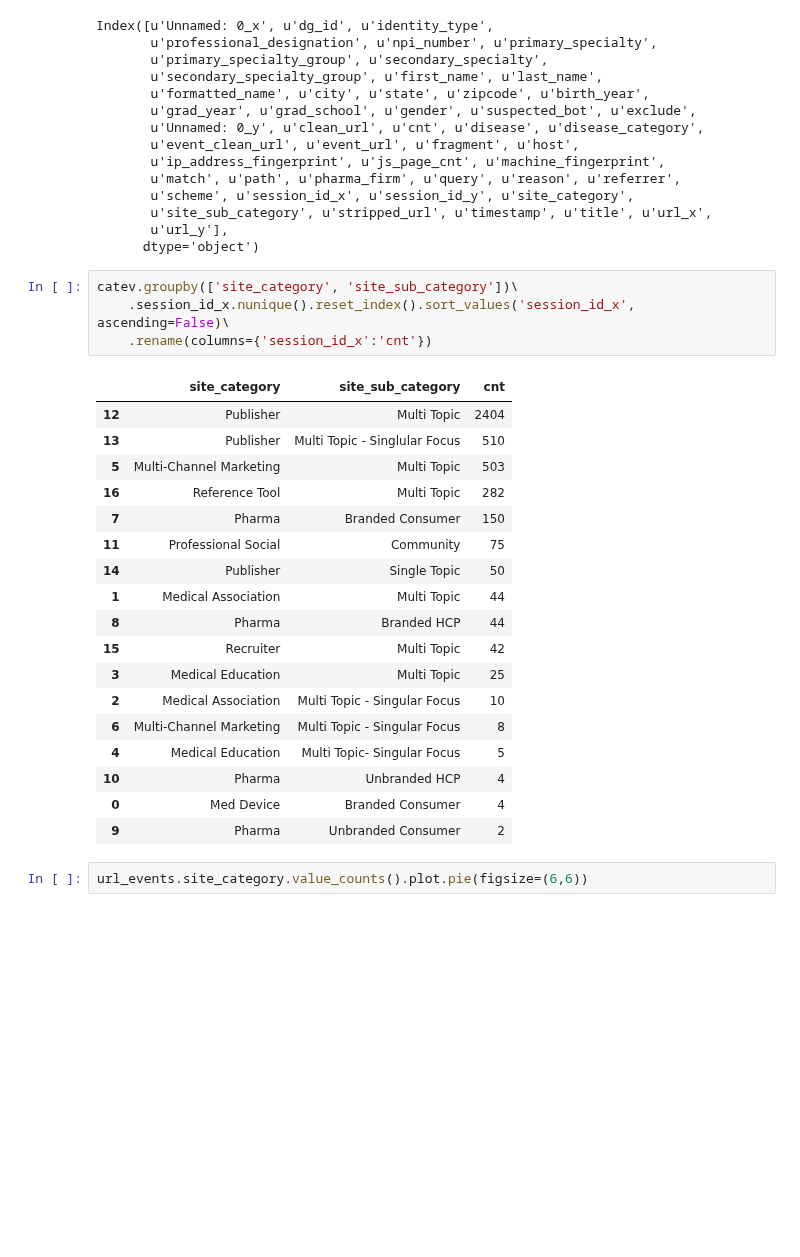
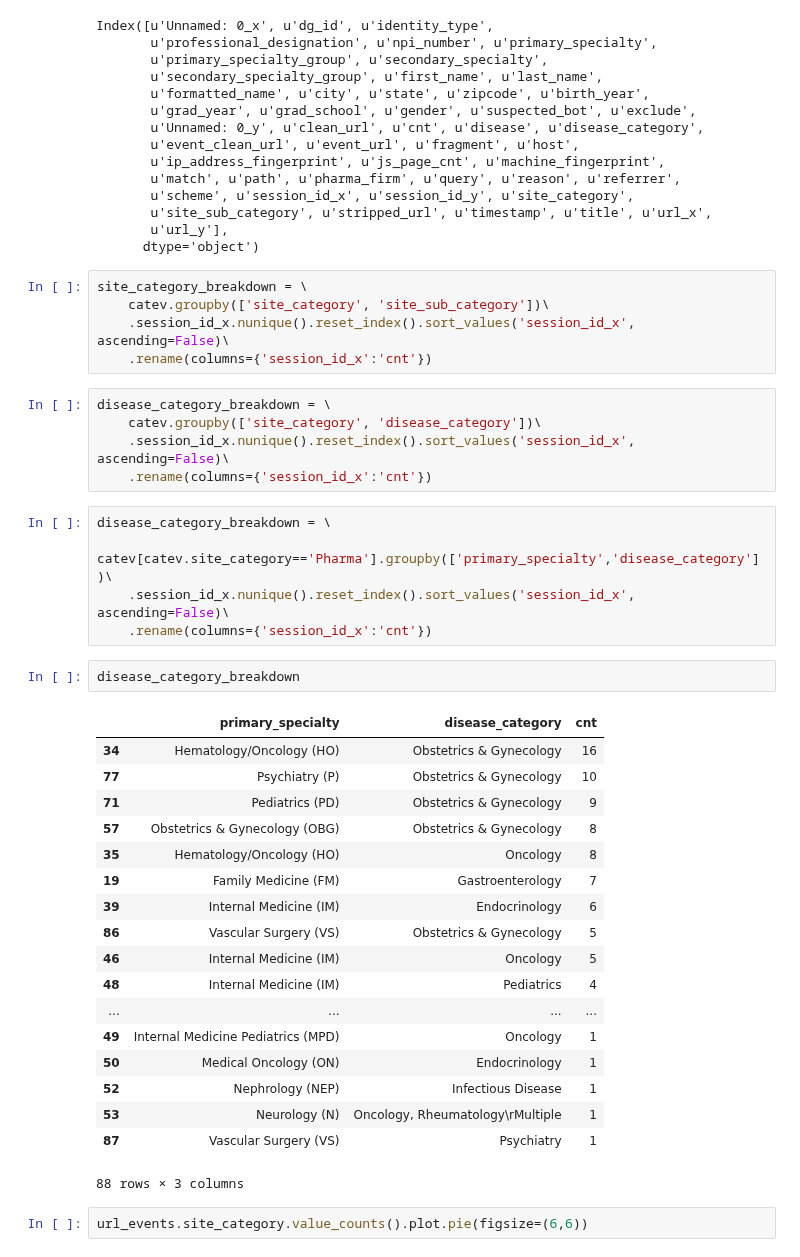
Before and after one commit to AmbitionData/DMD_AIM, a Jupyter notebook: models/npi_model_v1.ipynb, the cells around one changed output. Saved outputs shown, nothing was run; the diff lists cells and outputs as text; blank space fills up the shorter version.

```diff
--- a/models/npi_model_v1.ipynb
+++ b/models/npi_model_v1.ipynb
@@ -159,28 +166,41 @@ Index([u'Unnamed: 0_x', u'dg_id', u'identity_type',
        u'url_y'],
       dtype='object')
 # %%
-catev.groupby(['site_category', 'site_sub_category'])\
+site_category_breakdown = \
+    catev.groupby(['site_category', 'site_sub_category'])\
     .session_id_x.nunique().reset_index().sort_values('session_id_x', ascending=False)\
     .rename(columns={'session_id_x':'cnt'})
-# %% [output]
-|  | site_category | site_sub_category | cnt |
-| 12 | Publisher | Multi Topic | 2404 |
-| 13 | Publisher | Multi Topic - Singlular Focus | 510 |
-| 5 | Multi-Channel Marketing | Multi Topic | 503 |
-| 16 | Reference Tool | Multi Topic | 282 |
-| 7 | Pharma | Branded Consumer | 150 |
-| 11 | Professional Social | Community | 75 |
-| 14 | Publisher | Single Topic | 50 |
-| 1 | Medical Association | Multi Topic | 44 |
-| 8 | Pharma | Branded HCP | 44 |
-| 15 | Recruiter | Multi Topic | 42 |
-| 3 | Medical Education | Multi Topic | 25 |
-| 2 | Medical Association | Multi Topic - Singular Focus | 10 |
-| 6 | Multi-Channel Marketing | Multi Topic - Singular Focus | 8 |
-| 4 | Medical Education | Multi Topic- Singular Focus | 5 |
-| 10 | Pharma | Unbranded HCP | 4 |
-| 0 | Med Device | Branded Consumer | 4 |
-| 9 | Pharma | Unbranded Consumer | 2 |
+# %%
+disease_category_breakdown = \
+    catev.groupby(['site_category', 'disease_category'])\
+    .session_id_x.nunique().reset_index().sort_values('session_id_x', ascending=False)\
+    .rename(columns={'session_id_x':'cnt'})
+# %%
+disease_category_breakdown = \
+    catev[catev.site_category=='Pharma'].groupby(['primary_specialty','disease_category'])\
+    .session_id_x.nunique().reset_index().sort_values('session_id_x', ascending=False)\
+    .rename(columns={'session_id_x':'cnt'})
+# %%
+disease_category_breakdown
+# %% [output]
+|  | primary_specialty | disease_category | cnt |
+| 34 | Hematology/Oncology (HO) | Obstetrics & Gynecology | 16 |
+| 77 | Psychiatry (P) | Obstetrics & Gynecology | 10 |
+| 71 | Pediatrics (PD) | Obstetrics & Gynecology | 9 |
+| 57 | Obstetrics & Gynecology (OBG) | Obstetrics & Gynecology | 8 |
+| 35 | Hematology/Oncology (HO) | Oncology | 8 |
+| 19 | Family Medicine (FM) | Gastroenterology | 7 |
+| 39 | Internal Medicine (IM) | Endocrinology | 6 |
+| 86 | Vascular Surgery (VS) | Obstetrics & Gynecology | 5 |
+| 46 | Internal Medicine (IM) | Oncology | 5 |
+| 48 | Internal Medicine (IM) | Pediatrics | 4 |
+| ... | ... | ... | ... |
+| 49 | Internal Medicine Pediatrics (MPD) | Oncology | 1 |
+| 50 | Medical Oncology (ON) | Endocrinology | 1 |
+| 52 | Nephrology (NEP) | Infectious Disease | 1 |
+| 53 | Neurology (N) | Oncology, Rheumatology\rMultiple | 1 |
+| 87 | Vascular Surgery (VS) | Psychiatry | 1 |
+88 rows × 3 columns
 # %%
 url_events.site_category.value_counts().plot.pie(figsize=(6,6))
 # %% [output]
```
Also changed, not shown: parts of 1 cell of this notebook.
